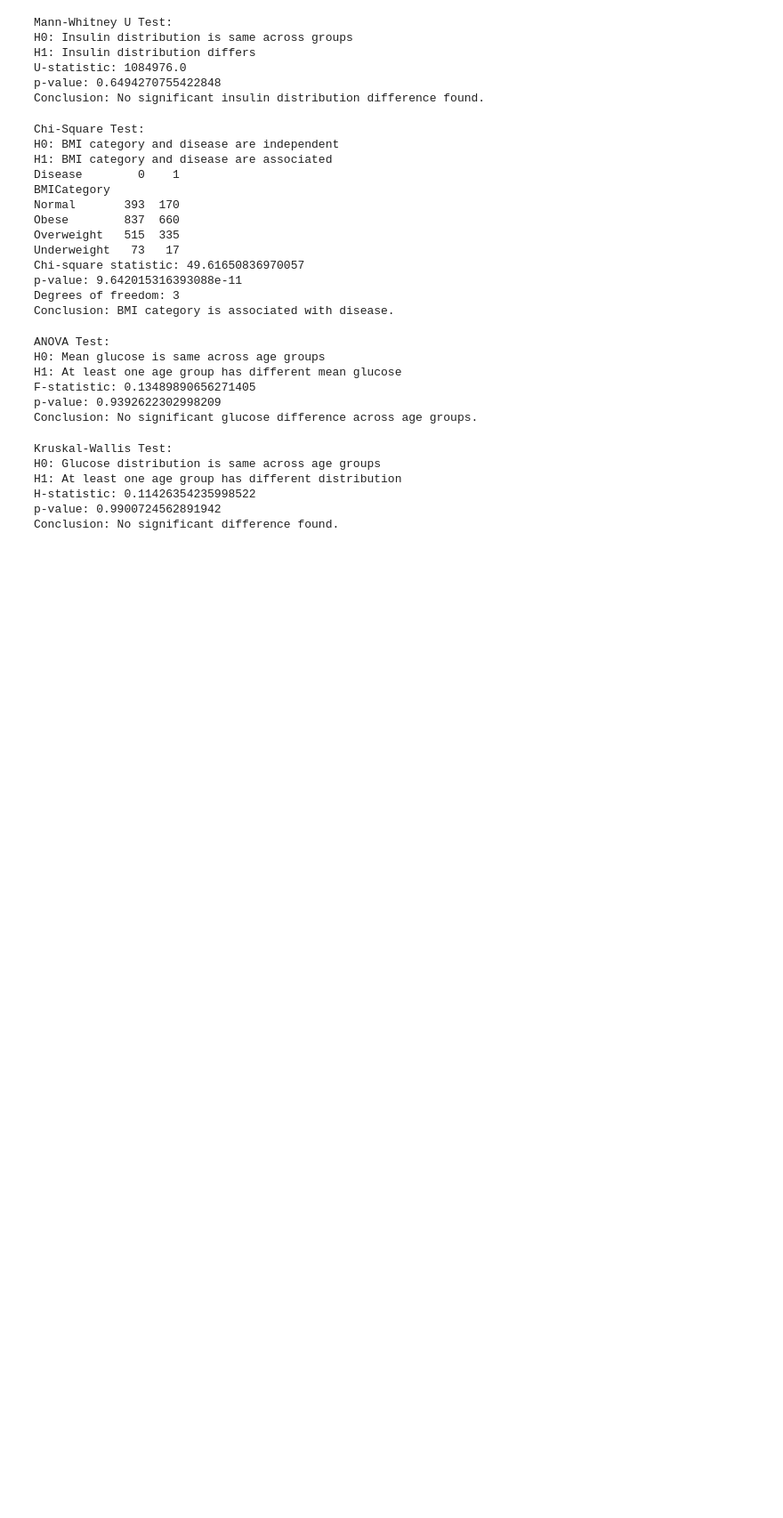
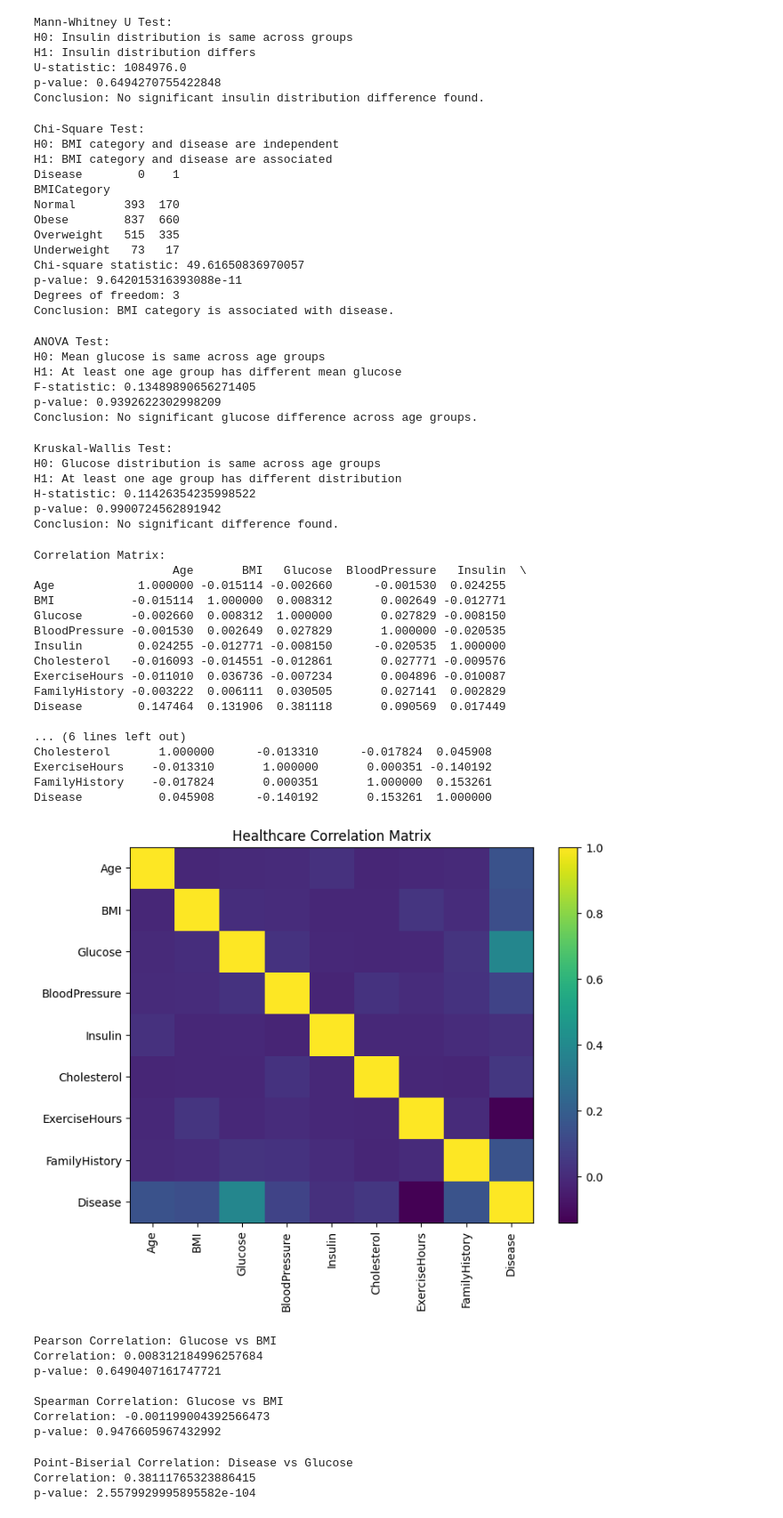
Before and after one commit to VKishore16-DS/Statistics, a Jupyter notebook: HEALTHCARE RISK PREDICTION/healthcare_risk_pred.ipynb, the cells around one changed output. Shown at 89% size. Drawn from its saved outputs; the diff is of its cells as text; code cells hidden in the pictures; blank space fills up the shorter version.

Commit message:
added correlation analysis

```diff
--- a/HEALTHCARE RISK PREDICTION/healthcare_risk_pred.ipynb
+++ b/HEALTHCARE RISK PREDICTION/healthcare_risk_pred.ipynb
@@ -671,3 +671,82 @@ H1: At least one age group has different distribution
 H-statistic: 0.11426354235998522
 p-value: 0.9900724562891942
 Conclusion: No significant difference found.
+# %%
+# Correlation analysis
+
+
+corr_matrix = health_df[
+    [
+        "Age",
+        "BMI",
+        "Glucose",
+        "BloodPressure",
+        "Insulin",
+        "Cholesterol",
+        "ExerciseHours",
+        "FamilyHistory",
+        "Disease"
+    ]
+].corr()
+
+print("\nCorrelation Matrix:")
+print(corr_matrix)
+
+plt.figure(figsize=(8, 6))
+plt.imshow(corr_matrix, aspect="auto")
+plt.xticks(range(len(corr_matrix.columns)), corr_matrix.columns, rotation=90)
+plt.yticks(range(len(corr_matrix.columns)), corr_matrix.columns)
+plt.colorbar()
+plt.title("Healthcare Correlation Matrix")
+plt.show()
+
+pearson_corr, pearson_p = stats.pearsonr(health_df["Glucose"], health_df["BMI"])
+spearman_corr, spearman_p = stats.spearmanr(health_df["Glucose"], health_df["BMI"])
+
+print("\nPearson Correlation: Glucose vs BMI")
+print("Correlation:", pearson_corr)
+print("p-value:", pearson_p)
+
+print("\nSpearman Correlation: Glucose vs BMI")
+print("Correlation:", spearman_corr)
+print("p-value:", spearman_p)
+# %% [output]
+Correlation Matrix:
+                    Age       BMI   Glucose  BloodPressure   Insulin  \
+Age            1.000000 -0.015114 -0.002660      -0.001530  0.024255
+BMI           -0.015114  1.000000  0.008312       0.002649 -0.012771
+Glucose       -0.002660  0.008312  1.000000       0.027829 -0.008150
+BloodPressure -0.001530  0.002649  0.027829       1.000000 -0.020535
+Insulin        0.024255 -0.012771 -0.008150      -0.020535  1.000000
+Cholesterol   -0.016093 -0.014551 -0.012861       0.027771 -0.009576
+ExerciseHours -0.011010  0.036736 -0.007234       0.004896 -0.010087
+FamilyHistory -0.003222  0.006111  0.030505       0.027141  0.002829
+Disease        0.147464  0.131906  0.381118       0.090569  0.017449
+
+... (6 lines left out)
+Cholesterol       1.000000      -0.013310      -0.017824  0.045908
+ExerciseHours    -0.013310       1.000000       0.000351 -0.140192
+FamilyHistory    -0.017824       0.000351       1.000000  0.153261
+Disease           0.045908      -0.140192       0.153261  1.000000
+[figure, added]
+Pearson Correlation: Glucose vs BMI
+Correlation: 0.008312184996257684
+p-value: 0.6490407161747721
+
+Spearman Correlation: Glucose vs BMI
+Correlation: -0.001199004392566473
+p-value: 0.9476605967432992
+# %%
+# Point-biserial correlation
+pb_corr, pb_p = pointbiserialr(
+    health_df["Disease"],
+    health_df["Glucose"]
+)
+
+print("\nPoint-Biserial Correlation: Disease vs Glucose")
+print("Correlation:", pb_corr)
+print("p-value:", pb_p)
+# %% [output]
+Point-Biserial Correlation: Disease vs Glucose
+Correlation: 0.38111765323886415
+p-value: 2.5579929995895582e-104
```
